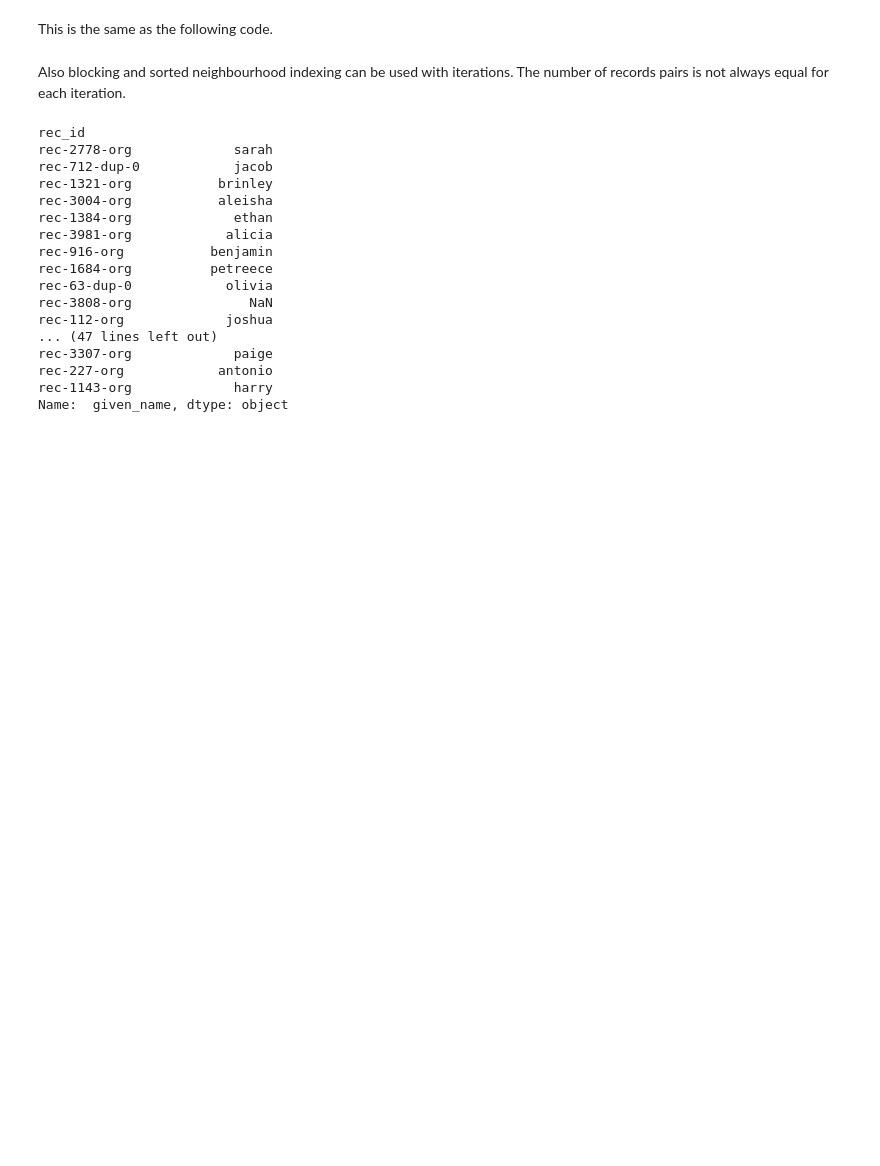
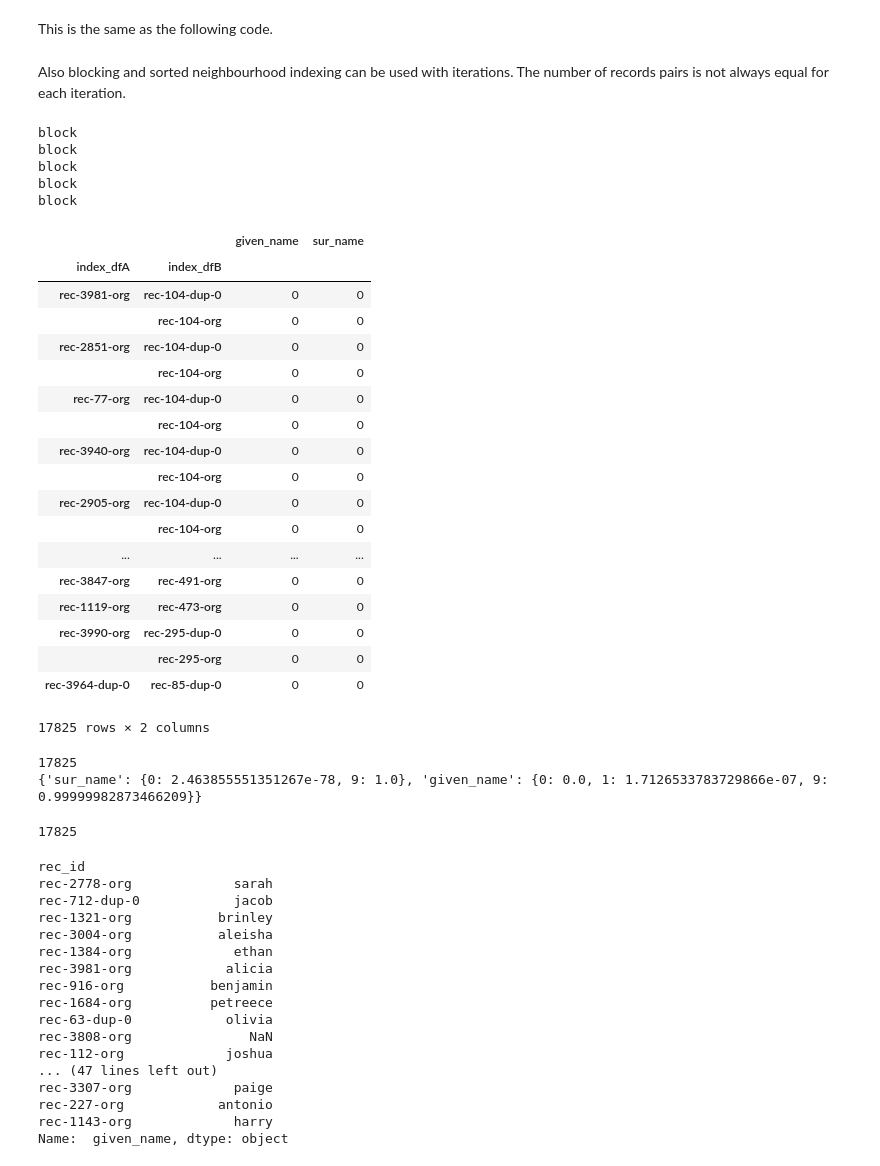
Before and after one commit to J535D165/recordlinkage, a Jupyter notebook: examples/Linking.ipynb, the cells around one changed output. Drawn from its saved outputs; the diff is of its cells as text; code cells hidden in the pictures; blank space fills up the shorter version.

```diff
--- a/examples/Linking.ipynb
+++ b/examples/Linking.ipynb
@@ -69,47 +106,81 @@ for pairs in pairing.iterfull(1000,1000):
 # %% [markdown]
 Also blocking and sorted neighbourhood indexing can be used with iterations. The number of records pairs is not always equal for each iteration.
 # %%
-for pairs in pairing.iterblock(1000,1000, ' surname'):
+for pairs in pairing.itersortedneighbourhood(1000,1000, 'surname', window=3):
 
-    pass
+    print 'block'
+# %% [output]
+block
+block
+block
+block
+block
 # %%
 comp = recordlinkage.Compare(pairs_block)
 
 # print pairs_block.columns
-comp.compare(recordlinkage.comparing.exact,
-             pairs_block[[' given_name_dfA',' address_2_dfA']],
-             pairs_block[[' given_name_dfB', ' address_2_dfB']],
-             missing_value=9,
-             output='any',
-             name='given_name')
-comp.compare(recordlinkage.comparing.exact,
-             pairs_block[' given_name_dfA'],
-             pairs_block[' address_2_dfB'],
-             missing_value=9,
-             output='any',
-             name='sur_name')
+comp.exact(
+         pairs_block[['given_name_dfA','address_2_dfA']],
+         pairs_block[['given_name_dfB', 'address_2_dfB']],
+         missing_value=9,
+         output='any',
+         name='given_name'
+)
+comp.exact(
+         pairs_block['given_name_dfA'],
+         pairs_block['address_2_dfB'],
+         missing_value=9,
+         output='any',
+         name='sur_name'
+)
 # comp.compare(comparing.exact, pairs_block[' address_2_dfA'], pairs_block[' address_2_dfB'], missing_value=np.nan , name='address')
 
 # pairs_block.loc[pairs_block.ix[[0,1,2,3]].index,' given_name_dfA'] = 3
 # print sum(pairs_block[' given_name_dfB'].isnull())
 
 comp.comparison_vectors
+# %% [output]
+|  |  | given_name | sur_name |
+| index_dfA | index_dfB |  |  |
+| rec-3981-org | rec-104-dup-0 | 0 | 0 |
+|  | rec-104-org | 0 | 0 |
+| rec-2851-org | rec-104-dup-0 | 0 | 0 |
+|  | rec-104-org | 0 | 0 |
+| rec-77-org | rec-104-dup-0 | 0 | 0 |
+|  | rec-104-org | 0 | 0 |
+| rec-3940-org | rec-104-dup-0 | 0 | 0 |
+|  | rec-104-org | 0 | 0 |
+| rec-2905-org | rec-104-dup-0 | 0 | 0 |
+|  | rec-104-org | 0 | 0 |
+| ... | ... | ... | ... |
+| rec-3847-org | rec-491-org | 0 | 0 |
+| rec-1119-org | rec-473-org | 0 | 0 |
+| rec-3990-org | rec-295-dup-0 | 0 | 0 |
+|  | rec-295-org | 0 | 0 |
+| rec-3964-dup-0 | rec-85-dup-0 | 0 | 0 |
+17825 rows × 2 columns
 # %%
+reload(recordlinkage)
+
 fs = recordlinkage.FellegiSunterClassifier()
 
 fs.estimate(
     comparison_vectors=comp.comparison_vectors,
-    start_m={'given_name':{0:0.1, 1:0.7, 9:0.2},'sur_name':{0:0.1, 9:0.9}},
+    start_m={'given_name':{0:0, 1:0.8, 9:0.2},'sur_name':{0:0.1, 9:0.9}},
     start_u={'given_name':{0:0.7, 1:0.1, 9: 0.2},'sur_name':{0:0.9, 9:0.1}},
     start_p=0.1,
-    max_iter=10
+    max_iter=20
 )
 
 print fs.est.number_of_pairs
-print fs.est.p
+print fs.est.m
 fs.est.summary()
 
 len(fs.auto_classify(comp.comparison_vectors))
+# %% [output]
+17825
+{'sur_name': {0: 2.463855551351267e-78, 9: 1.0}, 'given_name': {0: 0.0, 1: 1.7126533783729866e-07, 9: 0.99999982873466209}}
+17825
 # %%
 x = pd.Series([1,2,3,4])
 y = pd.Series([1,2,3,4])
```
Also changed, not shown: parts of 4 cells of this notebook, 1 other file.
